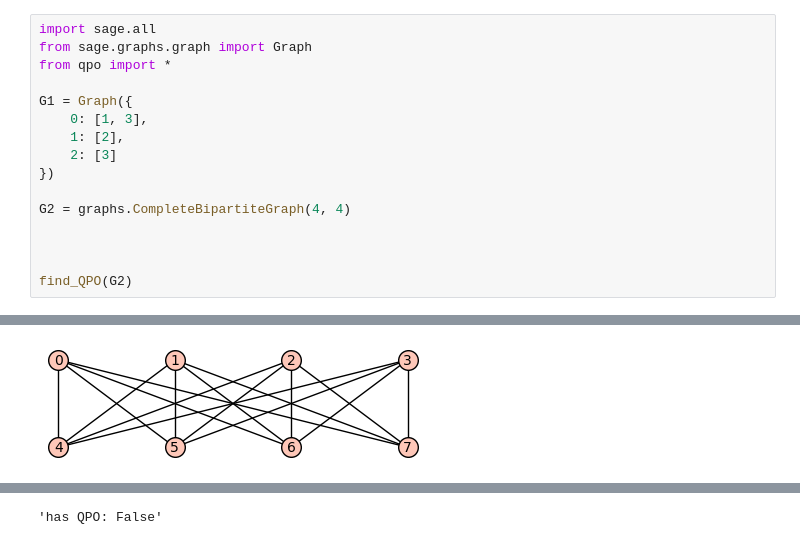
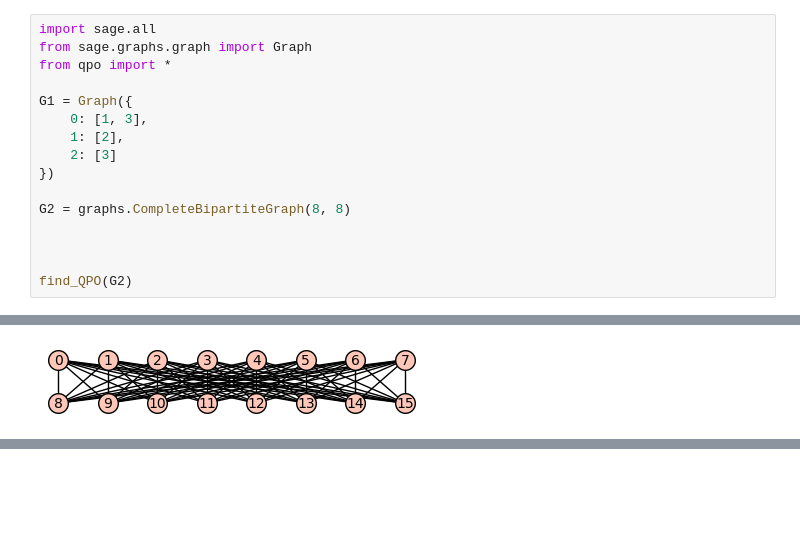
Before and after one commit to mmikol/Tight-Forests-And-The-Chromatic-Polynomial, a Jupyter notebook: code/qpo_experiments.ipynb, the cells around one changed output, grey strips where cells are left out. Drawn from its saved outputs; the diff is of its cells as text; blank space fills up the shorter version.

```diff
--- a/code/qpo_experiments.ipynb
+++ b/code/qpo_experiments.ipynb
@@ -9,7 +9,7 @@ G1 = Graph({
     2: [3]
 })
 
-G2 = graphs.CompleteBipartiteGraph(4, 4)
+G2 = graphs.CompleteBipartiteGraph(8, 8)
 
 
 
@@ -19,2 +19,2 @@ start time: 2020-10-30 23:02:09.374328
 checking a graph like this:
-[figure, old version]
+[figure, new version]
@@ -23 +20,0 @@ total time ran: 0:00:19.147403
-'has QPO: False'
```
Also changed, not shown: parts of 1 cell of this notebook.
